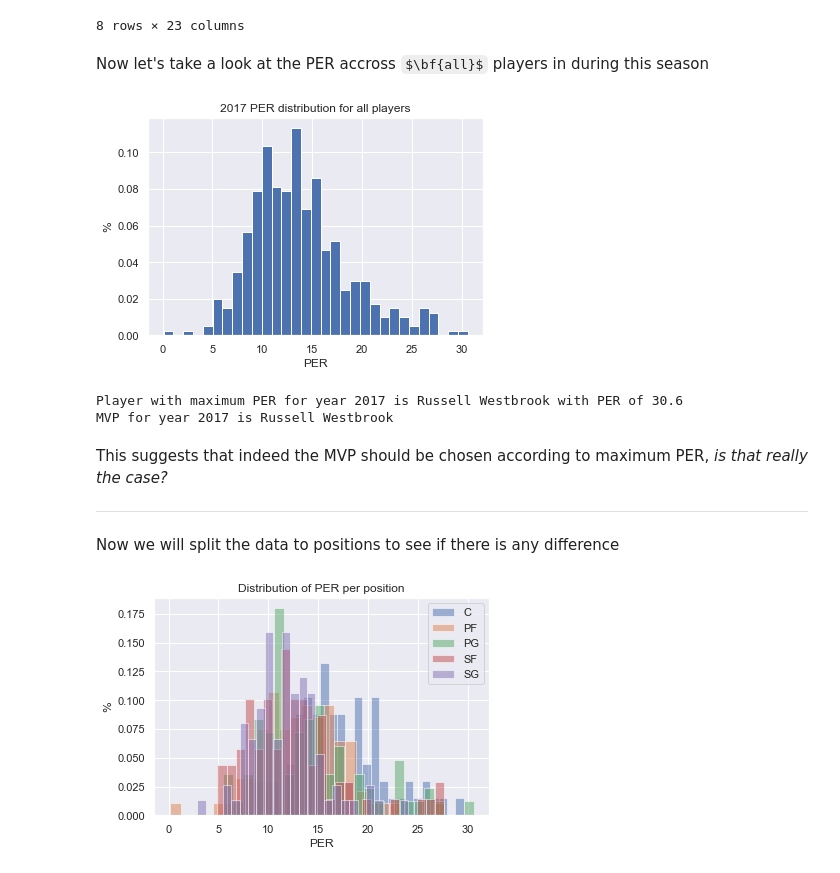
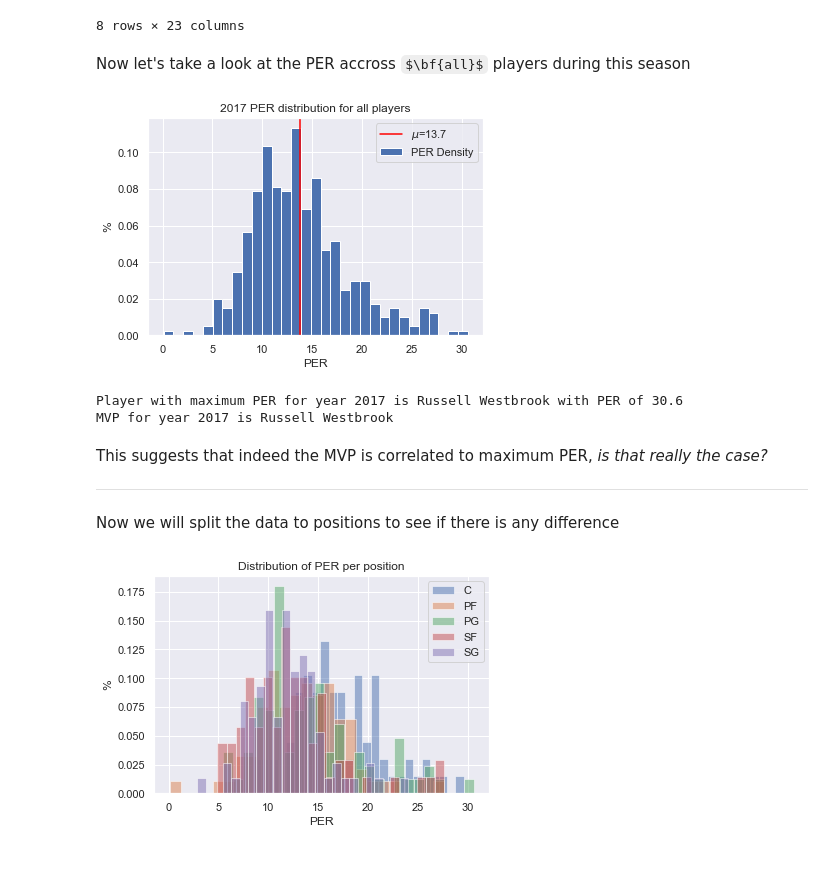
Before and after one commit to guygozlan/SciComPy_NBA, a Jupyter notebook: NBA_ver3.ipynb, the cells around one changed output. Cells and saved outputs as stored; diff of their text form; code cells hidden in the pictures; some formulas as TeX source.

```diff
--- a/NBA_ver3.ipynb
+++ b/NBA_ver3.ipynb
@@ -215,15 +224,17 @@ df.describe()
 | max | 40.000000 | 82.000000 | 3048.000000 | 30.600000 | 0.703000 | 0.870000 | 0.762000 | 17.100000 | 36.200000 | 25.200000 | ... | ... |
 8 rows × 23 columns
 # %% [markdown]
-Now let's take a look at the PER accross $\bf{all}$ players in during this season
+Now let's take a look at the PER accross $\bf{all}$ players during this season
 # %%
-plt.hist(df['PER'], bins=31, density=True)
+plt.hist(df['PER'], bins=31, density=True, label='PER Density')
+plt.axvline(df['PER'].mean(), color='red', label='$\mu$'+'={:.1f}'.format(df['PER'].mean()))
 plt.xlabel('PER')
 plt.ylabel('%')
 plt.title(f'{year} PER distribution for all players')
+plt.legend()
 plt.show()
 # %% [output]
-[figure, old version]
+[figure, new version]
 # %%
 max_per = df[df['PER'] == df['PER'].max()].squeeze()
 print('Player with maximum PER for year {} is {} with PER of {}'.format(year, max_per['Player'], max_per['PER']))
@@ -232,7 +243,7 @@ print('MVP for year {} is {}'.format(year, mvp_dict[year]))
 Player with maximum PER for year 2017 is Russell Westbrook with PER of 30.6
 MVP for year 2017 is Russell Westbrook
 # %% [markdown]
-This suggests that indeed the MVP should be chosen according to maximum PER, *is that really the case?*
+This suggests that indeed the MVP is correlated to maximum PER, *is that really the case?*
 ***
 
 Now we will split the data to positions to see if there is any difference
```
Also changed, not shown: parts of 155 cells of this notebook, 2 other files.
